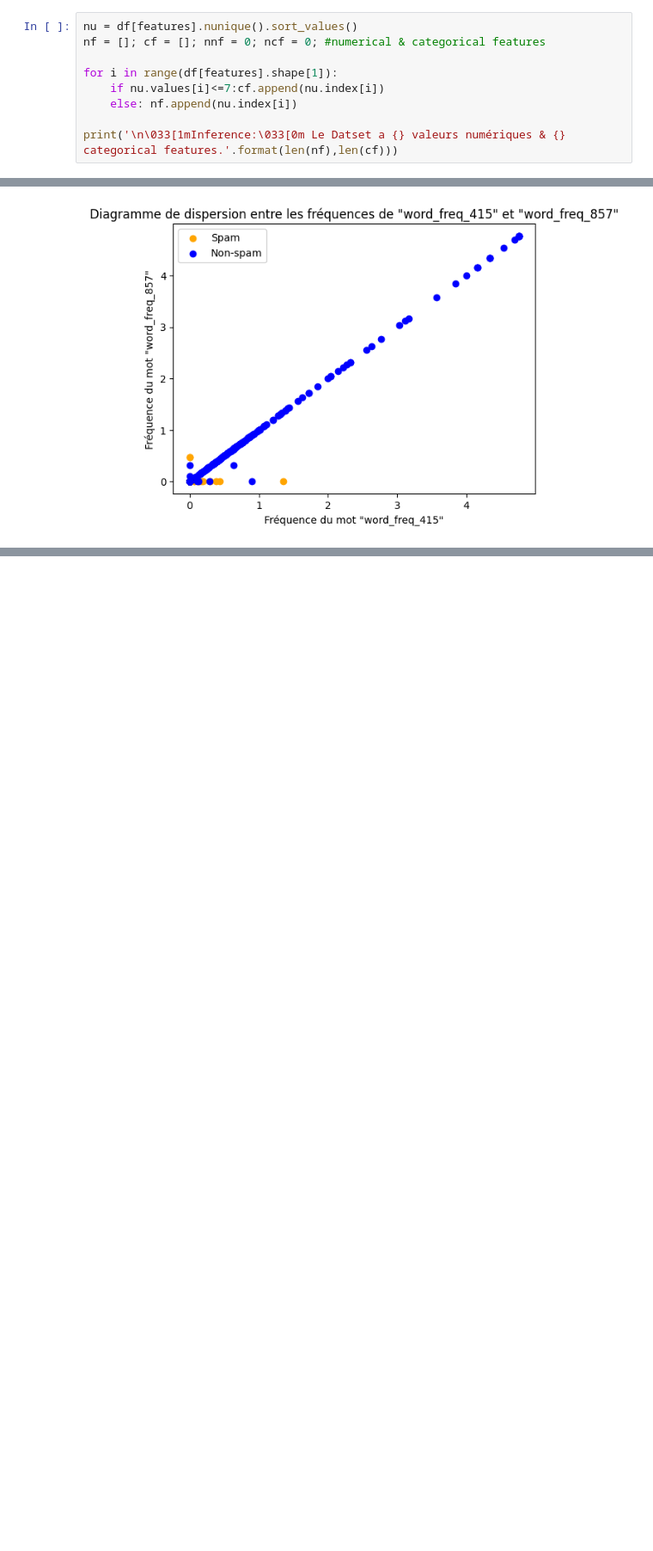
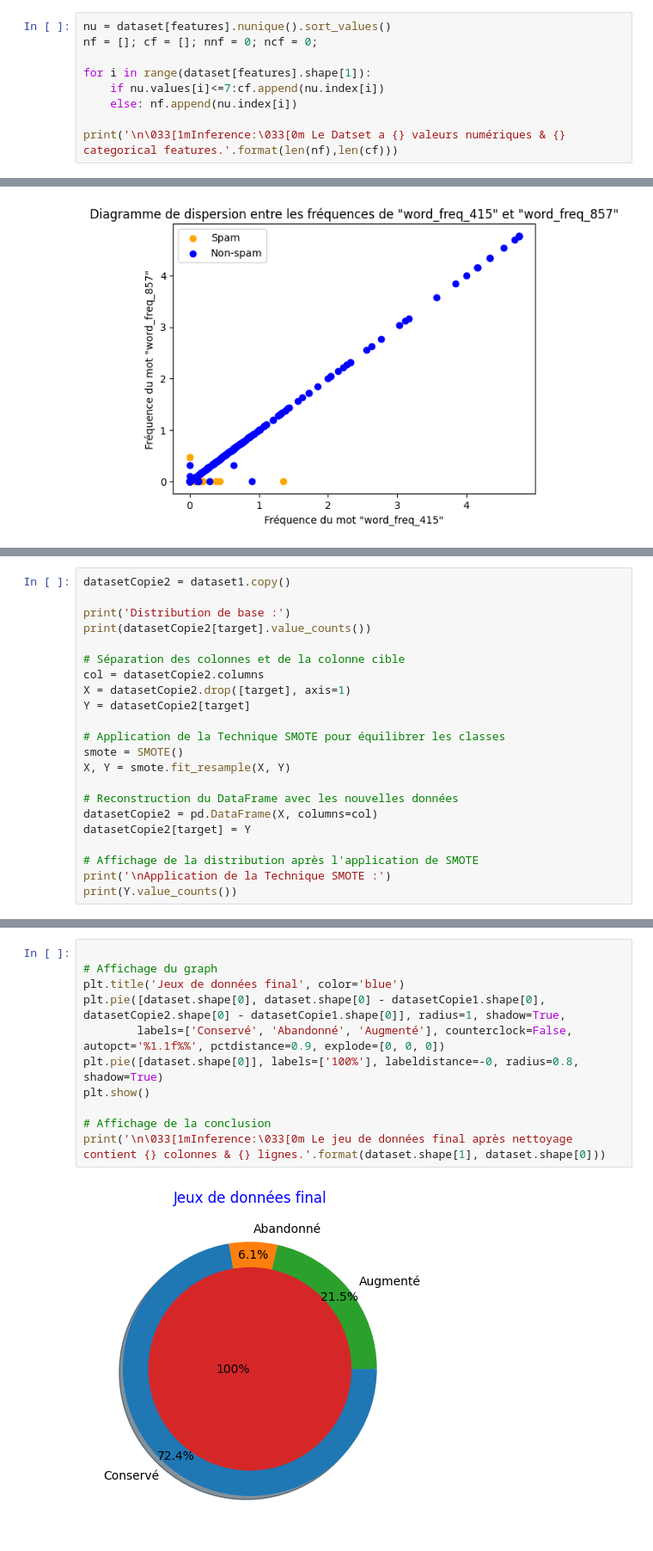
Before and after one commit to RoninNapoletano/MGL8707-spam-detection, a Jupyter notebook: mgl8707-spambase-uci.ipynb, the cells around one changed output, grey strips where cells are left out. Shown at 86% size. Saved outputs shown, nothing was run; the diff lists cells and outputs as text; blank space fills up the shorter version.

```diff
--- a/mgl8707-spambase-uci.ipynb
+++ b/mgl8707-spambase-uci.ipynb
@@ -152,10 +161,10 @@ char_freq_%21                  964
 capital_run_length_average    2161
 dtype: int64
 # %%
-nu = df[features].nunique().sort_values()
-nf = []; cf = []; nnf = 0; ncf = 0; #numerical & categorical features
+nu = dataset[features].nunique().sort_values()
+nf = []; cf = []; nnf = 0; ncf = 0;
 
-for i in range(df[features].shape[1]):
+for i in range(dataset[features].shape[1]):
     if nu.values[i]<=7:cf.append(nu.index[i])
     else: nf.append(nu.index[i])
 
@@ -306,0 +367,22 @@ pivot_class_freq
+# %%
+datasetCopie2 = dataset1.copy()
+
+print('Distribution de base :')
+print(datasetCopie2[target].value_counts())
+
+# Séparation des colonnes et de la colonne cible
+col = datasetCopie2.columns
+X = datasetCopie2.drop([target], axis=1)
+Y = datasetCopie2[target]
+
+# Application de la Technique SMOTE pour équilibrer les classes
+smote = SMOTE()
+X, Y = smote.fit_resample(X, Y)
+
+# Reconstruction du DataFrame avec les nouvelles données
+datasetCopie2 = pd.DataFrame(X, columns=col)
+datasetCopie2[target] = Y
+
+# Affichage de la distribution après l'application de SMOTE
+print('\nApplication de la Technique SMOTE :')
+print(Y.value_counts())
@@ -306,0 +399,13 @@ pivot_class_freq
+# %%
+
+# Affichage du graph
+plt.title('Jeux de données final', color='blue')
+plt.pie([dataset.shape[0], dataset.shape[0] - datasetCopie1.shape[0], datasetCopie2.shape[0] - datasetCopie1.shape[0]], radius=1, shadow=True,
+        labels=['Conservé', 'Abandonné', 'Augmenté'], counterclock=False, autopct='%1.1f%%', pctdistance=0.9, explode=[0, 0, 0])
+plt.pie([dataset.shape[0]], labels=['100%'], labeldistance=-0, radius=0.8, shadow=True)
+plt.show()
+
+# Affichage de la conclusion
+print('\n\033[1mInference:\033[0m Le jeu de données final après nettoyage contient {} colonnes & {} lignes.'.format(dataset.shape[1], dataset.shape[0]))
+# %% [output]
+[figure, added]
```
Also changed, not shown: parts of 29 cells of this notebook.
